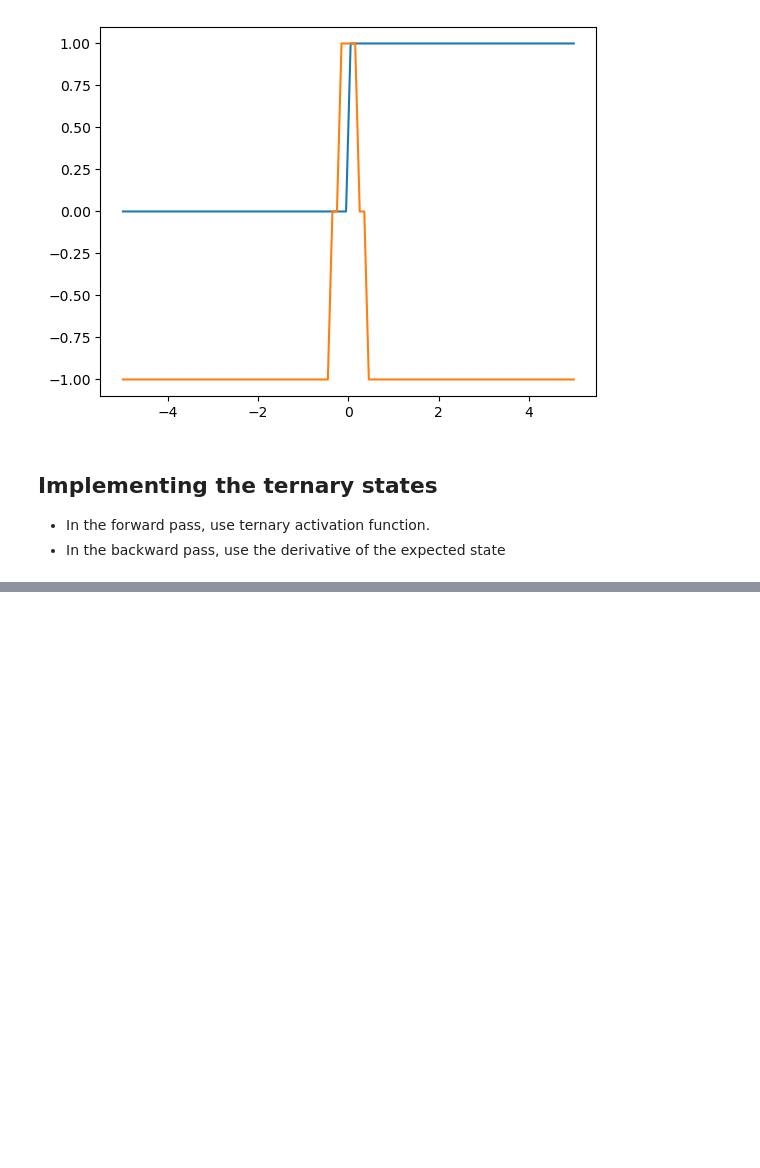
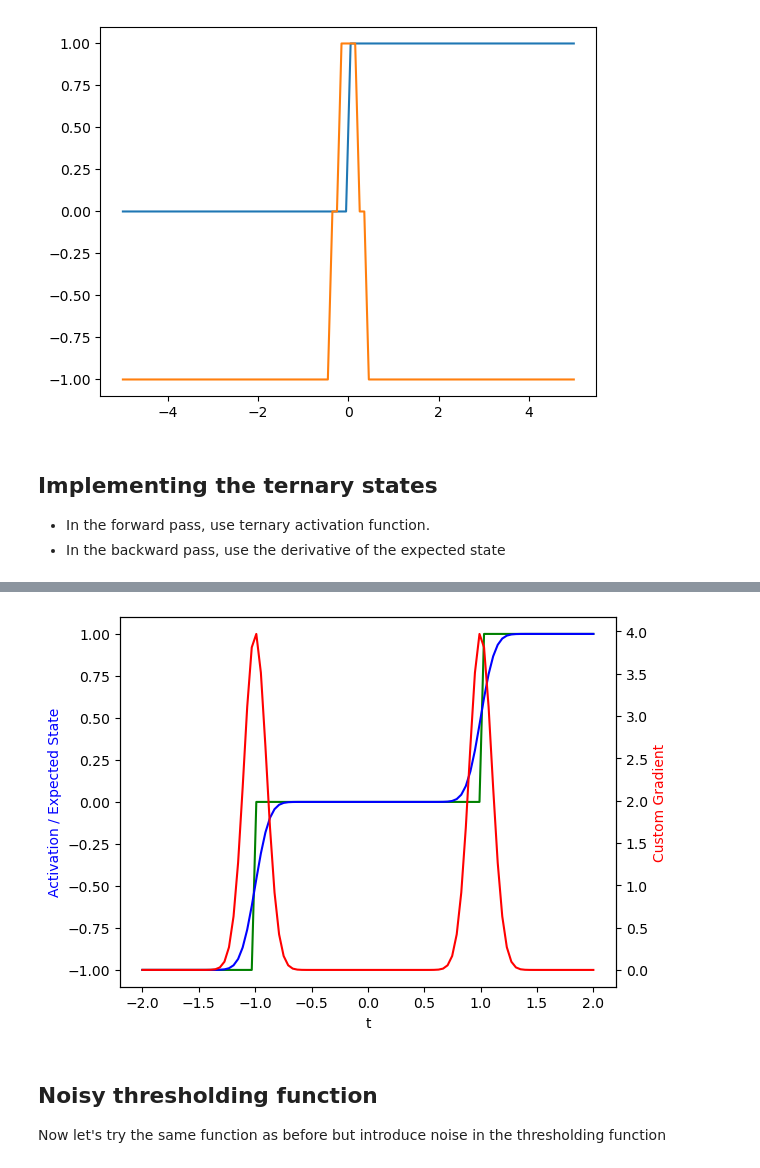
Before and after one commit to Integrated-Systems-Neuroengineering/scrramble, a Jupyter notebook: Tutorials/custom_grads_jax.ipynb, the cells around one changed output, grey strips where cells are left out. Cells and saved outputs as stored; diff of their text form; code cells hidden in the pictures; blank space fills up the shorter version.

```diff
--- a/Tutorials/custom_grads_jax.ipynb
+++ b/Tutorials/custom_grads_jax.ipynb
@@ -126,0 +157,41 @@ def ternary_activation(x, thresholds):
+# %%
+## define gradients
+@jax.custom_vjp
+def custom_ter_grad(x, thresholds, noise_sd):
+    return ternary_activation(x, thresholds, noise_sd)
+
+def custom_ter_grad_fwd(x, thresholds, noise_sd):
+    return custom_ter_grad(x, thresholds, noise_sd), (x, thresholds, noise_sd)
+
+def custom_ter_grad_bwd(residuals, grads):
+    x, thresholds, noise_sd = residuals
+    t1, t2 = thresholds
+    exp_state_grad = gaussian_pdf(x = t1 - x, mu = 0, sigma = noise_sd) + gaussian_pdf(x = t2 - x, mu = 0, sigma = noise_sd)
+    return (exp_state_grad*grads, None, None)
+
+custom_ter_grad.defvjp(custom_ter_grad_fwd, custom_ter_grad_bwd)
+# %%
+t = jnp.linspace(-2, 2, 100)
+th = [-1.0, 1.0]
+noise_sd = 0.1
+act = ternary_activation(t, th)
+exp_st = expected_state(t, th, noise_sd)
+cus_grad = jax.vmap(jax.grad(custom_ter_grad), in_axes=(0, None, None))(t, th, noise_sd)
+
+fig, ax1 = plt.subplots()
+
+ax2 = ax1.twinx()
+ax1.plot(t, act, 'g-')
+ax1.plot(t, exp_st, 'b-')
+ax2.plot(t, cus_grad, 'r-')
+
+ax1.set_xlabel('t')
+ax1.set_ylabel('Activation / Expected State', color='b')
+ax2.set_ylabel('Custom Gradient', color='r')
+
+plt.show()
+# %% [output]
+[figure, added]
+# %% [markdown]
+## Noisy thresholding function
+Now let's try the same function as before but introduce noise in the thresholding function
```
Also changed, not shown: parts of 5 cells of this notebook.
